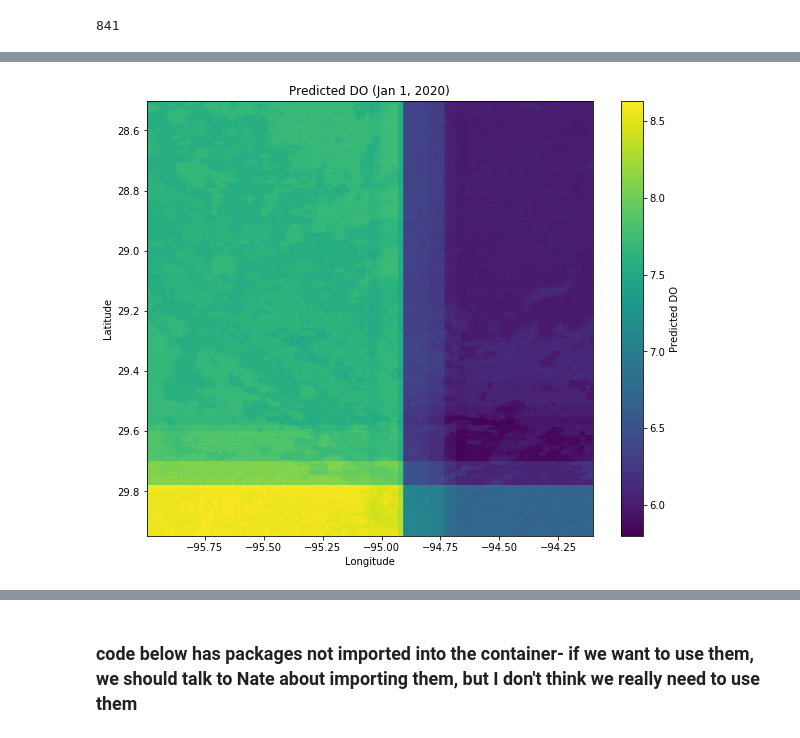
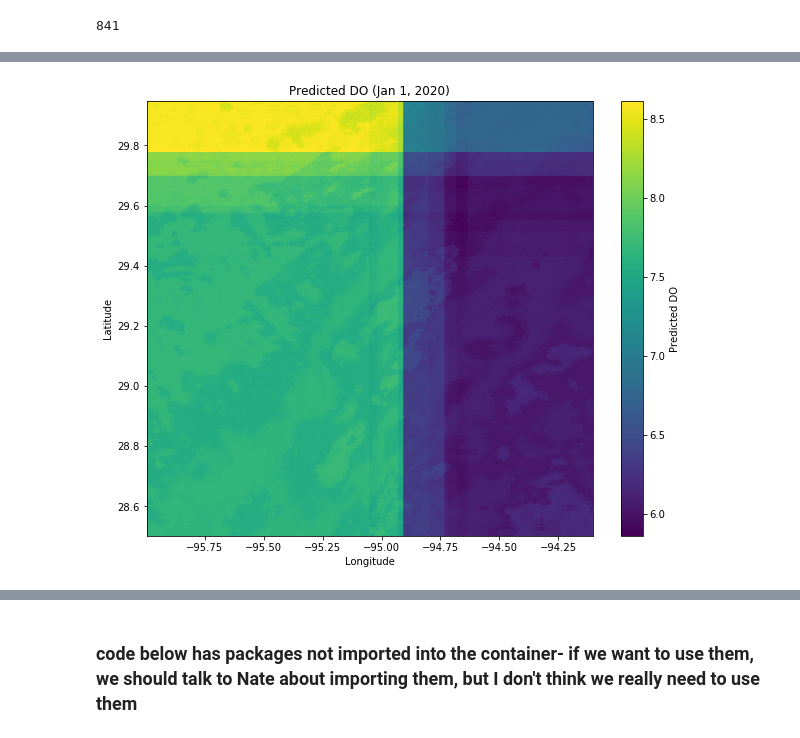
Before and after one commit to inmang13/ESDA_FinalProj_GalvestonBay, a Jupyter notebook: sample_model_eval.ipynb, the cells around one changed output, grey strips where cells are left out. Drawn from its saved outputs; the diff is of its cells as text; code cells hidden in the pictures.

```diff
--- a/sample_model_eval.ipynb
+++ b/sample_model_eval.ipynb
@@ -1054,6 +1160,17 @@ Mean RMSE: 2.8350329557069736
 Std RMSE: 0.4255182152211839
 # %% [markdown]
 ## Preparing Data for model prediction
+# %%
+#want a list of dates that were not used to train the models
+X_og['date'] = pd.to_datetime(
+    X_og[' year'].astype(int).astype(str) +
+    X_og[' dayofyear'].astype(int).astype(str).str.zfill(3),
+    format="%Y%j"
+)
+
+# Now the list of dates is:
+X_dates = X_og['date'].drop_duplicates()
+#X_dates
 # %% [markdown]
 #### loading era5
 # %%
@@ -1178,7 +1295,7 @@ final["2020001"]
      t2m         (latitude, longitude) float64 290.0 290.1 290.1 ... nan nan nan
      wind_speed  (latitude, longitude) float64 4.444 4.455 4.474 ... nan nan nan}
 # %%
-selected_keys = ['2020001']
+
 # scene_keys = selected_keys
 # fp['modis_scene_idx'] = np.arange(len(selected_keys))
 # %%
@@ -1316,5 +1433,6 @@ def build_modis_era5_pixel_dataset(selected_keys, final):
     df_all = pd.concat(all_frames, ignore_index=True)
     return df_all
 # %%
+selected_keys = ['2020010']
 df_jan12020 = build_modis_era5_pixel_dataset(selected_keys, final)
 # %% [output]
@@ -1377,2 +1485,0 @@ print(H * W)   # should match len(df_jan12020_clean)
-# %%
-do_grid = y_pred.reshape(H, W)
@@ -1379,23 +1522,23 @@ do_grid = y_pred.reshape(H, W)
 # %%
 import matplotlib.pyplot as plt
 
 # plt.figure(figsize=(10, 8))
 # plt.imshow(do_grid, cmap='viridis')
 # plt.colorbar(label='Predicted DO')
 # plt.title('Predicted DO (Jan 1, 2020)')
 # plt.axis('off')
 # plt.show()
 
 lat_grid = df_jan12020_clean['lat'].values.reshape(H, W)
 lon_grid = df_jan12020_clean['lon'].values.reshape(H, W)
 
 plt.figure(figsize=(10, 8))
 plt.pcolormesh(lon_grid, lat_grid, do_grid, cmap='viridis', shading='auto')
 plt.colorbar(label='Predicted DO')
 plt.title('Predicted DO (Jan 1, 2020)')
 plt.xlabel('Longitude')
 plt.ylabel('Latitude')
-plt.gca().invert_yaxis()
+#plt.gca().invert_yaxis()
 plt.show()
 # %% [output]
-[figure, old version]
+[figure, new version]
```
Also changed, not shown: parts of 21 cells of this notebook.
